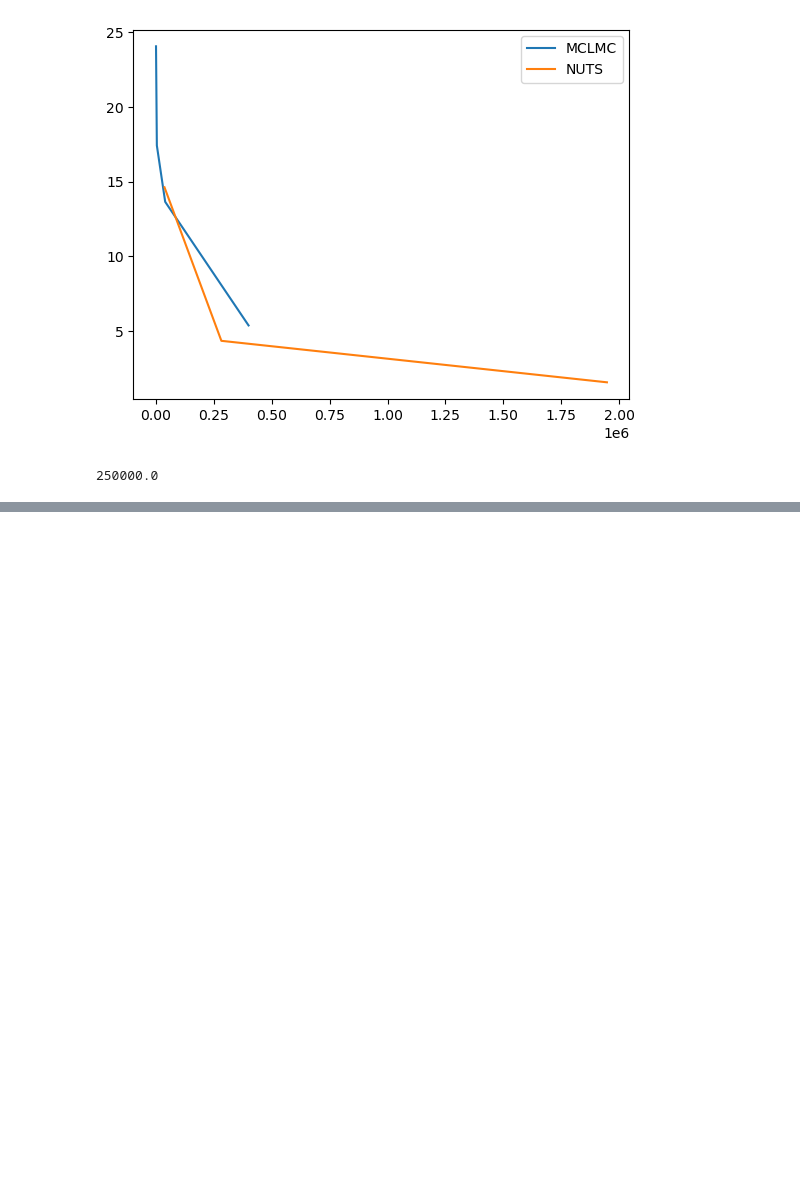
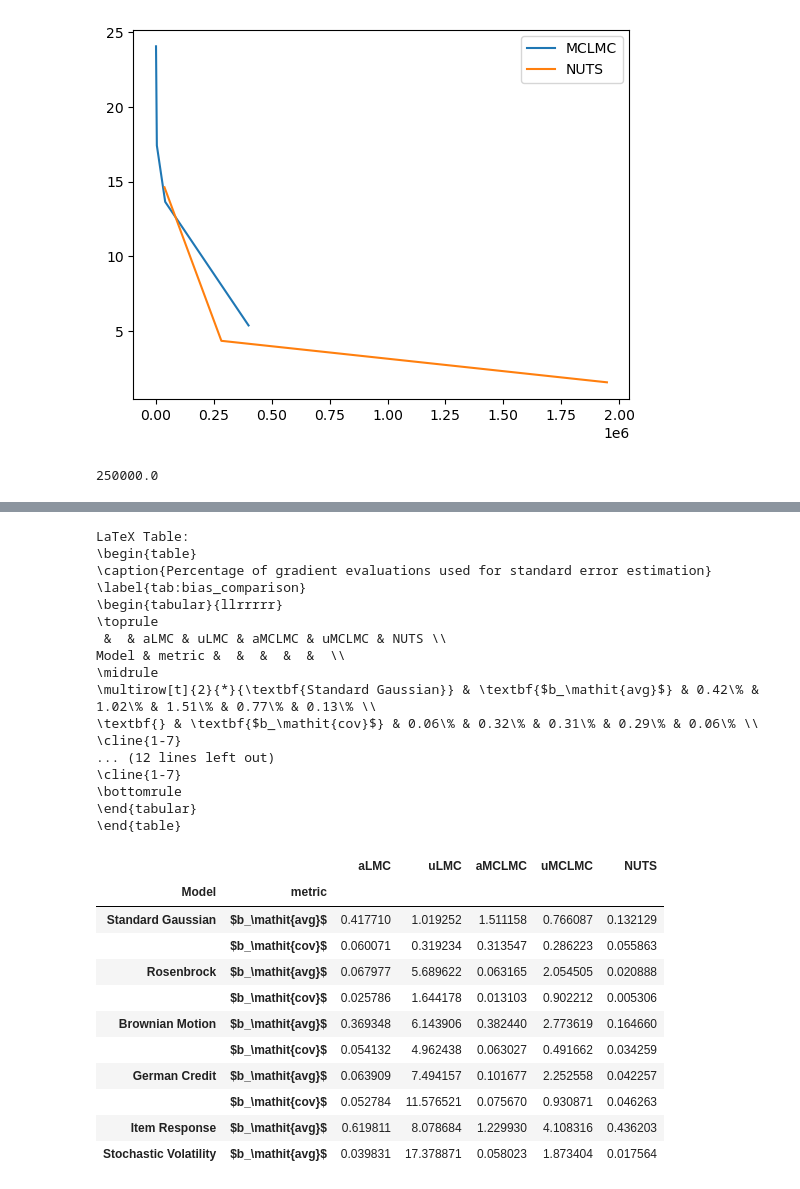
Before and after one commit to reubenharry/sampler-benchmarks, a Jupyter notebook: sampler-comparison/sampler_comparison/examples/debug.ipynb, the cells around one changed output, grey strips where cells are left out. Cells and saved outputs as stored; diff of their text form; code cells hidden in the pictures; blank space fills up the shorter version.

```diff
--- a/sampler-comparison/sampler_comparison/examples/debug.ipynb
+++ b/sampler-comparison/sampler_comparison/examples/debug.ipynb
@@ -831,0 +931,80 @@ old x2: [ 2.        2.        2.        2.        2.        2.        2.
+# %%
+bias_df = df
+bias_df = bias_df[bias_df['max']==False]
+bias_df = bias_df[(bias_df['statistic'] == 'square') | (bias_df['statistic'] == 'covariance')]
+bias_df["std_percent"] = 100*bias_df["grads_to_low_error_std"]/bias_df["num_grads_to_low_error"]
+bias_df = bias_df[['std_percent', 'Sampler', 'Model', 'statistic', 'num_grads_to_low_error']]
+bias_df
+
+bias_df['Model']
+bias_df['metric'] = bias_df['statistic']
+
+# order the models as: Standard Gaussian, Rosenbrock, Brownian Motion, German Credit, Item Response, Stochastic Volatility
+bias_df['Model'] = pd.Categorical(bias_df['Model'], categories=['Standard Gaussian', 'Rosenbrock', 'Brownian Motion', 'German Credit', 'Item Response', 'Stochastic Volatility'], ordered=True)
+
+# rename metric by {square : $b_\mathit{avg}(x^2)$, covariance : b_\mathit{cov}}
+bias_df['metric'] = bias_df['metric'].map({'square': '$b_\mathit{avg}$', 'covariance': '$b_\mathit{cov}$'})
+# %%
+
+
+# Convert the DataFrame to a LaTeX table with samplers as columns and models as rows
+pivot_table = bias_df.pivot_table(
+    values='std_percent',
+    index=['Model', 'metric'],
+    columns='Sampler',
+    aggfunc='mean'  # Use mean in case there are duplicate entries
+)
+
+# rearrange the columns to be in the order: adjusted_malt (call it aLMC), underdamped_langevin (call it uLMC), adjusted_microcanonical (call it aMCLMC), unadjusted_microcanonical (call it uMCLMC), nuts (call it NUTS)
+pivot_table = pivot_table[['adjusted_malt', 'underdamped_langevin', 'adjusted_microcanonical_langevin', 'unadjusted_microcanonical', 'nuts']]
+# rename the columns to be aLMC, uLMC, aMCLMC, uMCLMC, NUTS
+pivot_table.columns = ['aLMC', 'uLMC', 'aMCLMC', 'uMCLMC', 'NUTS']
+
+
+
+# Format the table with NaN values displayed as '-'
+formatted_table = pivot_table.fillna('-')
+
+# Generate the LaTeX table
+latex_table = formatted_table.to_latex(
+    float_format=lambda x: f"{x:,.2f}\%" if isinstance(x, (int, float)) and not pd.isna(x) else "-",
+    bold_rows=True,
+    caption="Percentage of gradient evaluations used for standard error estimation",
+    label="tab:bias_comparison"
+)
+
+print("LaTeX Table:")
+print(latex_table)
+
+# Display the pivot table in the notebook for reference
+pivot_table
+# %% [output]
+LaTeX Table:
+\begin{table}
+\caption{Percentage of gradient evaluations used for standard error estimation}
+\label{tab:bias_comparison}
+\begin{tabular}{llrrrrr}
+\toprule
+ &  & aLMC & uLMC & aMCLMC & uMCLMC & NUTS \\
+Model & metric &  &  &  &  &  \\
+\midrule
+\multirow[t]{2}{*}{\textbf{Standard Gaussian}} & \textbf{$b_\mathit{avg}$} & 0.42\% & 1.02\% & 1.51\% & 0.77\% & 0.13\% \\
+\textbf{} & \textbf{$b_\mathit{cov}$} & 0.06\% & 0.32\% & 0.31\% & 0.29\% & 0.06\% \\
+\cline{1-7}
+... (12 lines left out)
+\cline{1-7}
+\bottomrule
+\end{tabular}
+\end{table}
+|  |  | aLMC | uLMC | aMCLMC | uMCLMC | NUTS |
+| Model | metric |  |  |  |  |  |
+| Standard Gaussian | $b_\mathit{avg}$ | 0.417710 | 1.019252 | 1.511158 | 0.766087 | 0.132129 |
+|  | $b_\mathit{cov}$ | 0.060071 | 0.319234 | 0.313547 | 0.286223 | 0.055863 |
+| Rosenbrock | $b_\mathit{avg}$ | 0.067977 | 5.689622 | 0.063165 | 2.054505 | 0.020888 |
+|  | $b_\mathit{cov}$ | 0.025786 | 1.644178 | 0.013103 | 0.902212 | 0.005306 |
+| Brownian Motion | $b_\mathit{avg}$ | 0.369348 | 6.143906 | 0.382440 | 2.773619 | 0.164660 |
+|  | $b_\mathit{cov}$ | 0.054132 | 4.962438 | 0.063027 | 0.491662 | 0.034259 |
+| German Credit | $b_\mathit{avg}$ | 0.063909 | 7.494157 | 0.101677 | 2.252558 | 0.042257 |
+|  | $b_\mathit{cov}$ | 0.052784 | 11.576521 | 0.075670 | 0.930871 | 0.046263 |
+| Item Response | $b_\mathit{avg}$ | 0.619811 | 8.078684 | 1.229930 | 4.108316 | 0.436203 |
+| Stochastic Volatility | $b_\mathit{avg}$ | 0.039831 | 17.378871 | 0.058023 | 1.873404 | 0.017564 |
```
Also changed, not shown: parts of 8 cells of this notebook, 5 other files.
